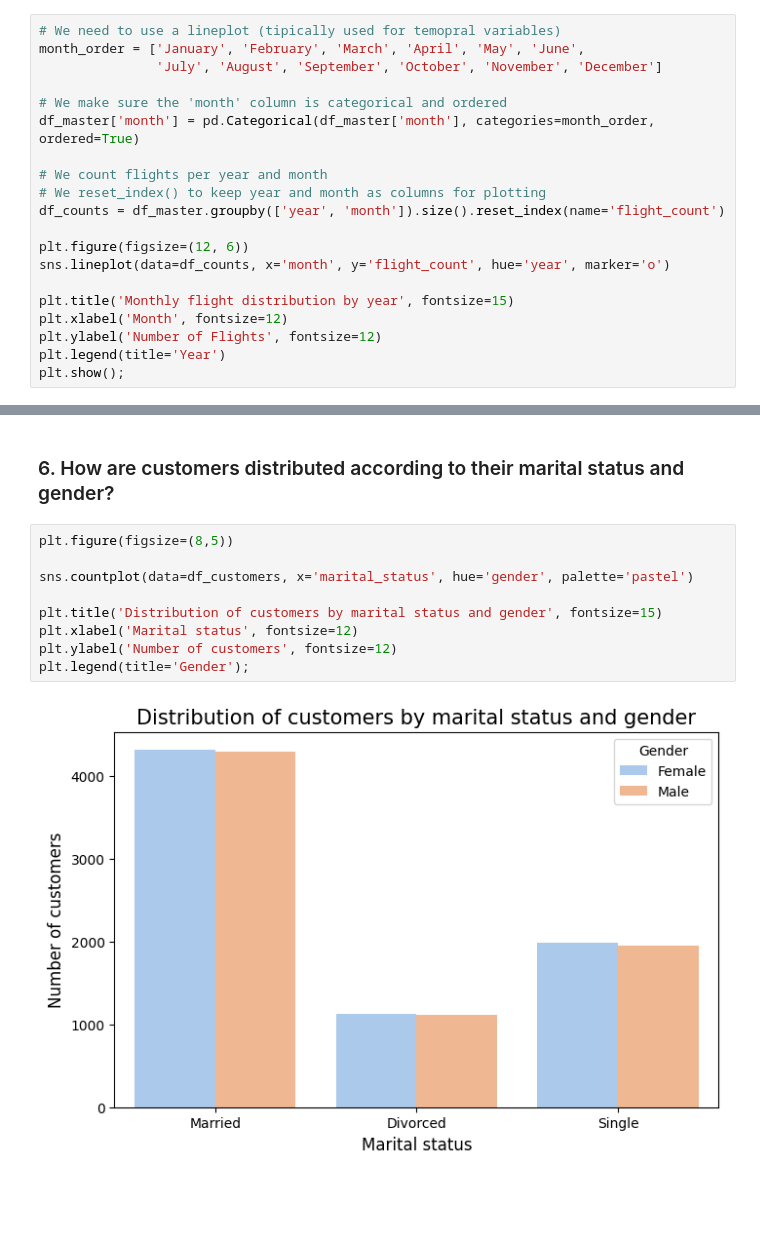
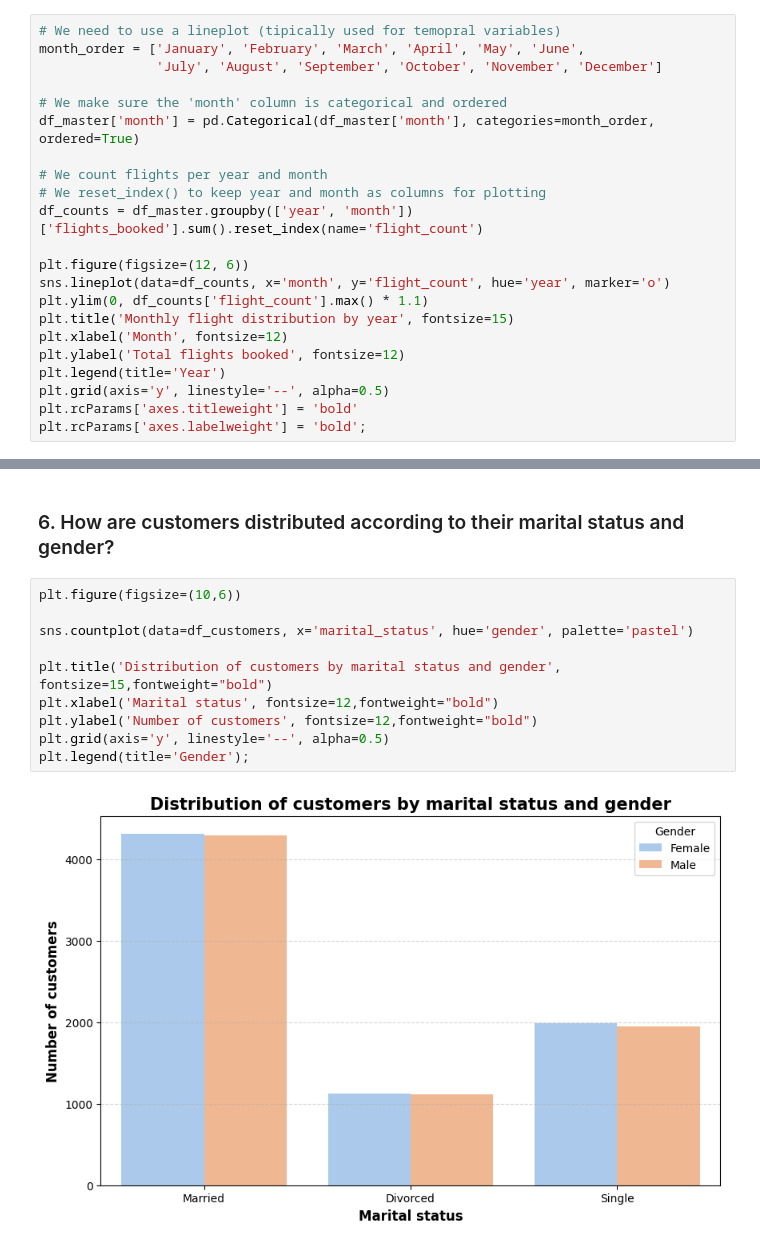
Before and after one commit to Adalab/bda-modulo-3-evaluacion-final-eva5ferrer, a Jupyter notebook: phase-3-visualization.ipynb, the cells around one changed output, grey strips where cells are left out. Saved outputs shown, nothing was run; the diff lists cells and outputs as text; blank space fills up the shorter version.

```diff
--- a/phase-3-visualization.ipynb
+++ b/phase-3-visualization.ipynb
@@ -30,14 +30,16 @@ df_master['month'] = pd.Categorical(df_master['month'], categories=month_order,
 
 # We count flights per year and month
 # We reset_index() to keep year and month as columns for plotting
-df_counts = df_master.groupby(['year', 'month']).size().reset_index(name='flight_count')
+df_counts = df_master.groupby(['year', 'month'])['flights_booked'].sum().reset_index(name='flight_count')
 
 plt.figure(figsize=(12, 6))
 sns.lineplot(data=df_counts, x='month', y='flight_count', hue='year', marker='o')
-
+plt.ylim(0, df_counts['flight_count'].max() * 1.1)
 plt.title('Monthly flight distribution by year', fontsize=15)
 plt.xlabel('Month', fontsize=12)
-plt.ylabel('Number of Flights', fontsize=12)
+plt.ylabel('Total flights booked', fontsize=12)
 plt.legend(title='Year')
-plt.show();
+plt.grid(axis='y', linestyle='--', alpha=0.5)
+plt.rcParams['axes.titleweight'] = 'bold'
+plt.rcParams['axes.labelweight'] = 'bold';
 # %% [output]
@@ -164,16 +153,17 @@ xxxxx
 # %% [markdown]
 ### 6. How are customers distributed according to their marital status and gender?
 # %%
-plt.figure(figsize=(8,5))
+plt.figure(figsize=(10,6))
 
 sns.countplot(data=df_customers, x='marital_status', hue='gender', palette='pastel')
 
-plt.title('Distribution of customers by marital status and gender', fontsize=15)
-plt.xlabel('Marital status', fontsize=12)
-plt.ylabel('Number of customers', fontsize=12)
+plt.title('Distribution of customers by marital status and gender', fontsize=15,fontweight="bold")
+plt.xlabel('Marital status', fontsize=12,fontweight="bold")
+plt.ylabel('Number of customers', fontsize=12,fontweight="bold")
+plt.grid(axis='y', linestyle='--', alpha=0.5)
 plt.legend(title='Gender');
 # %% [output]
-[figure, old version]
+[figure, new version]
 # %% [markdown]
 ANSWER QUESTION 6:
 
```
Also changed, not shown: parts of 13 cells of this notebook, 6 other files.
